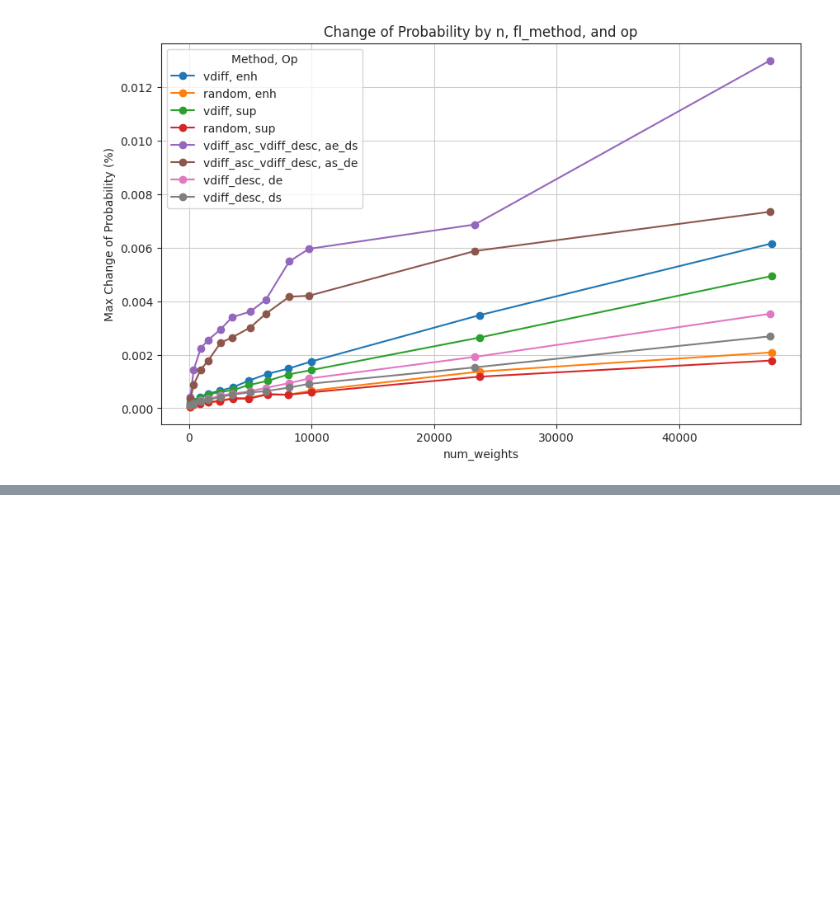
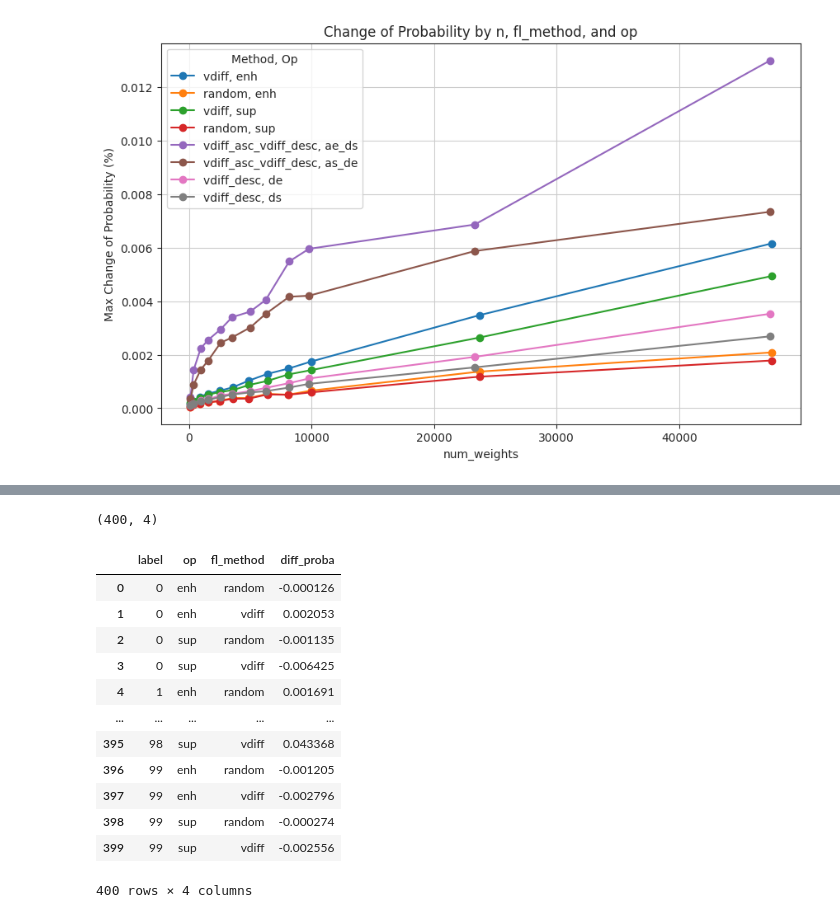
Before and after one commit to posl/RepTran-replication, a Jupyter notebook: src/101c_check_proba_diff.ipynb, the cells around one changed output, grey strips where cells are left out. Cells and saved outputs as stored; diff of their text form; code cells hidden in the pictures; blank space fills up the shorter version.

```diff
--- a/src/101c_check_proba_diff.ipynb
+++ b/src/101c_check_proba_diff.ipynb
@@ -145,0 +191,21 @@ plot_prob_diff(df, x_axis="num_weights", unique_combinations=unique_combinations
+# %%
+# label列の値, op列の値, fl_method列の値 ごとにdiff_probaの平均を表にする
+grouped_df = df_run_all.groupby(["label", "op", "fl_method"])["diff_proba"].mean().reset_index()
+grouped_df["diff_proba"] = grouped_df["diff_proba"] * 100
+print(grouped_df.shape)
+grouped_df
+# %% [output]
+(400, 4)
+|  | label | op | fl_method | diff_proba |
+| 0 | 0 | enh | random | -0.000126 |
+| 1 | 0 | enh | vdiff | 0.002053 |
+| 2 | 0 | sup | random | -0.001135 |
+| 3 | 0 | sup | vdiff | -0.006425 |
+| 4 | 1 | enh | random | 0.001691 |
+| ... | ... | ... | ... | ... |
+| 395 | 98 | sup | vdiff | 0.043368 |
+| 396 | 99 | enh | random | -0.001205 |
+| 397 | 99 | enh | vdiff | -0.002796 |
+| 398 | 99 | sup | random | -0.000274 |
+| 399 | 99 | sup | vdiff | -0.002556 |
+400 rows × 4 columns
```
Also changed, not shown: parts of 5 cells of this notebook, 14 other files.
